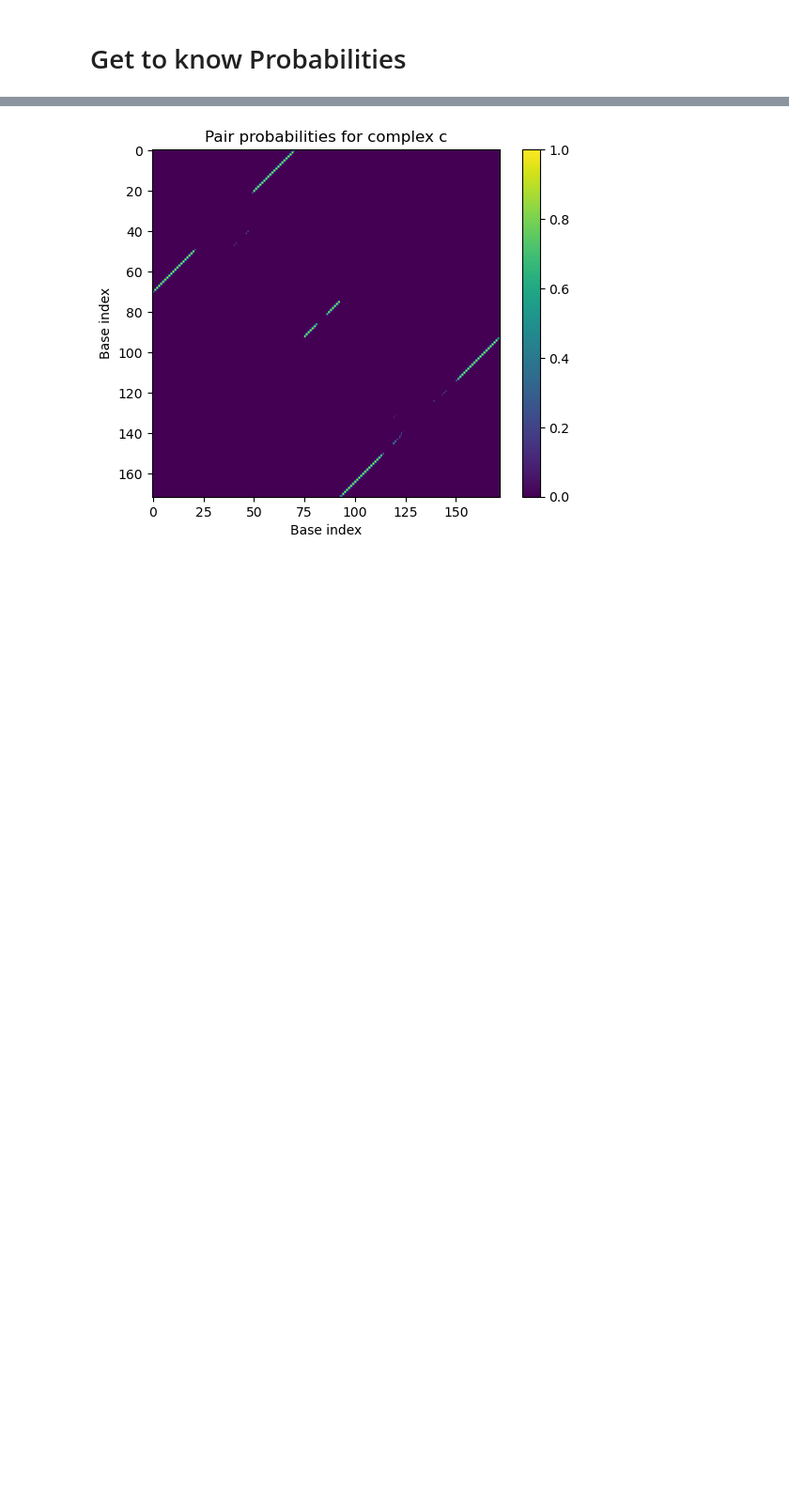
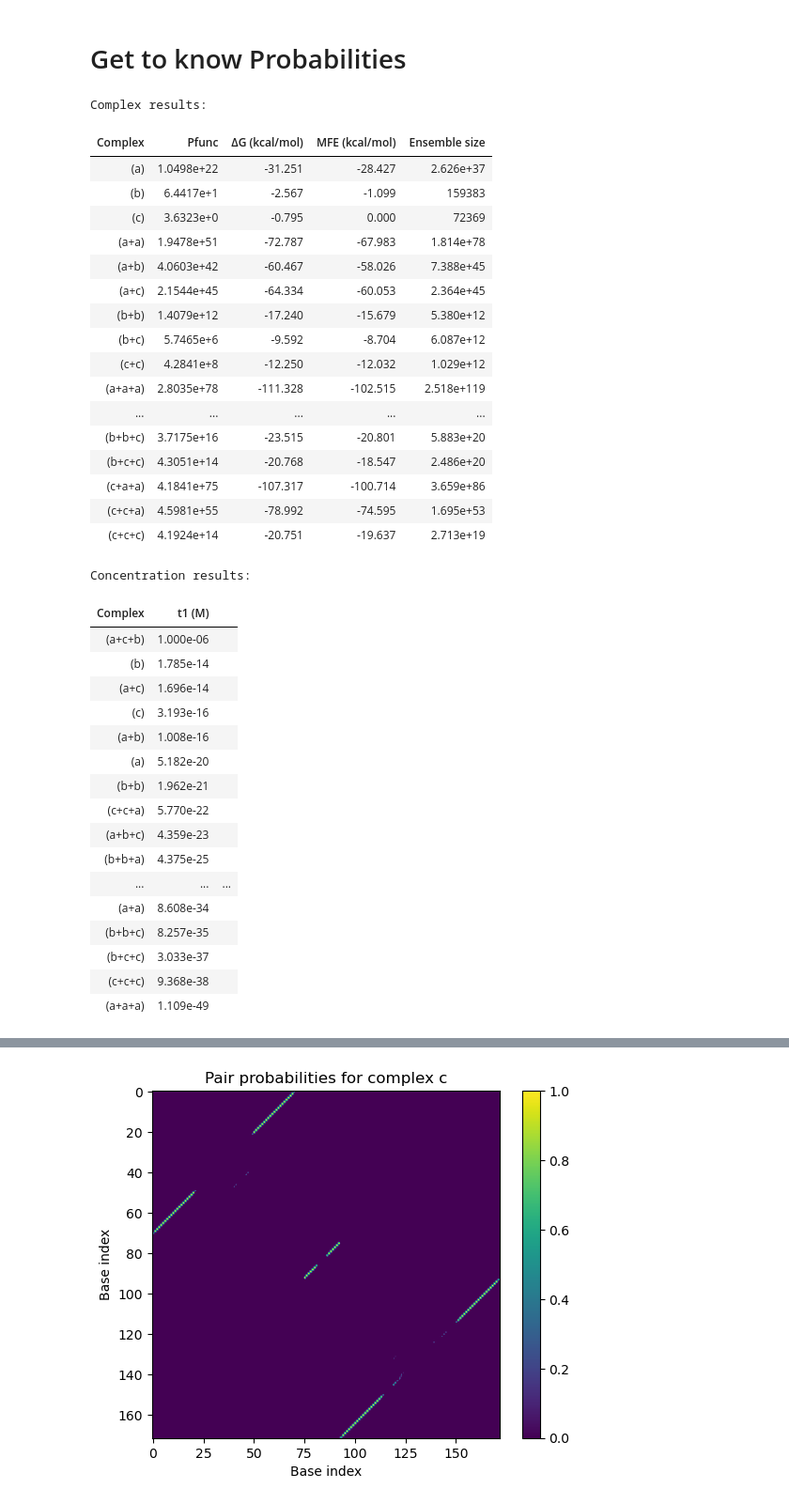
Before and after one commit to iGEM-UGM/iGEM-UGM-drylab, a Jupyter notebook: drylab-parameter-pipeline.ipynb, the cells around one changed output, grey strips where cells are left out. Shown at 94% size. Cells and saved outputs as stored; diff of their text form; code cells hidden in the pictures; blank space fills up the shorter version.

```diff
--- a/drylab-parameter-pipeline.ipynb
+++ b/drylab-parameter-pipeline.ipynb
@@ -837,12 +847,51 @@ b = Strand(mir21, name='b')
 c = Strand(mir92a, name='c')
 
 # specify tubes
-t1 = Tube(strands={a: 1e-6, b: 1e-6, c: 1e-6}, complexes=SetSpec(max_size=3, include=[[a,b], [a,c], [a,b,c]]), name='t1')
+t1 = Tube(strands={a: 1e-6, b: 1e-6, c: 1e-6}, complexes=SetSpec(max_size=3, include=[[a,b], [a,c], [a,b,c], [a,c,b]]), name='t1')
 # t2 = Tube(strands={a: 1e-10, b: 1e-9}, complexes=SetSpec(max_size=2), name='t2')
 
 # analyze tubes
 model1 = Model()
 tube_results = tube_analysis(tubes=[t1], model=model1, compute=['mfe','ensemble_size'])
+# %%
+tube_results
+# %% [output]
+Complex results:
+| Complex | Pfunc | ΔG (kcal/mol) | MFE (kcal/mol) | Ensemble size |
+| (a) | 1.0498e+22 | -31.251 | -28.427 | 2.626e+37 |
+| (b) | 6.4417e+1 | -2.567 | -1.099 | 159383 |
+| (c) | 3.6323e+0 | -0.795 | 0.000 | 72369 |
+| (a+a) | 1.9478e+51 | -72.787 | -67.983 | 1.814e+78 |
+| (a+b) | 4.0603e+42 | -60.467 | -58.026 | 7.388e+45 |
+| (a+c) | 2.1544e+45 | -64.334 | -60.053 | 2.364e+45 |
+| (b+b) | 1.4079e+12 | -17.240 | -15.679 | 5.380e+12 |
+| (b+c) | 5.7465e+6 | -9.592 | -8.704 | 6.087e+12 |
+| (c+c) | 4.2841e+8 | -12.250 | -12.032 | 1.029e+12 |
+| (a+a+a) | 2.8035e+78 | -111.328 | -102.515 | 2.518e+119 |
+| ... | ... | ... | ... | ... |
+| (b+b+c) | 3.7175e+16 | -23.515 | -20.801 | 5.883e+20 |
+| (b+c+c) | 4.3051e+14 | -20.768 | -18.547 | 2.486e+20 |
+| (c+a+a) | 4.1841e+75 | -107.317 | -100.714 | 3.659e+86 |
+| (c+c+a) | 4.5981e+55 | -78.992 | -74.595 | 1.695e+53 |
+| (c+c+c) | 4.1924e+14 | -20.751 | -19.637 | 2.713e+19 |
+Concentration results:
+| Complex | t1 (M) |  |
+| (a+c+b) | 1.000e-06 |  |
+| (b) | 1.785e-14 |  |
+| (a+c) | 1.696e-14 |  |
+| (c) | 3.193e-16 |  |
+| (a+b) | 1.008e-16 |  |
+| (a) | 5.182e-20 |  |
+| (b+b) | 1.962e-21 |  |
+| (c+c+a) | 5.770e-22 |  |
+| (a+b+c) | 4.359e-23 |  |
+| (b+b+a) | 4.375e-25 |  |
+| ... | ... | ... |
+| (a+a) | 8.608e-34 |  |
+| (b+b+c) | 8.257e-35 |  |
+| (b+c+c) | 3.033e-37 |  |
+| (c+c+c) | 9.368e-38 |  |
+| (a+a+a) | 1.109e-49 |  |
 # %%
 import matplotlib.pyplot as plt
 import numpy as np
```
Also changed, not shown: parts of 14 cells of this notebook.
